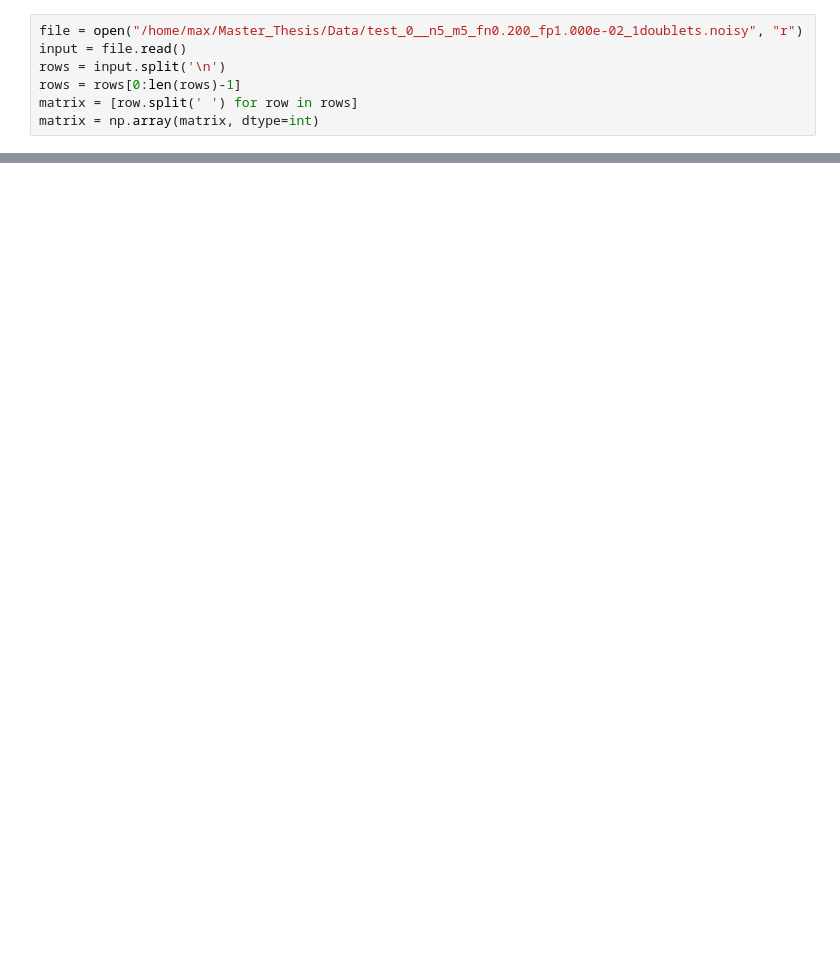
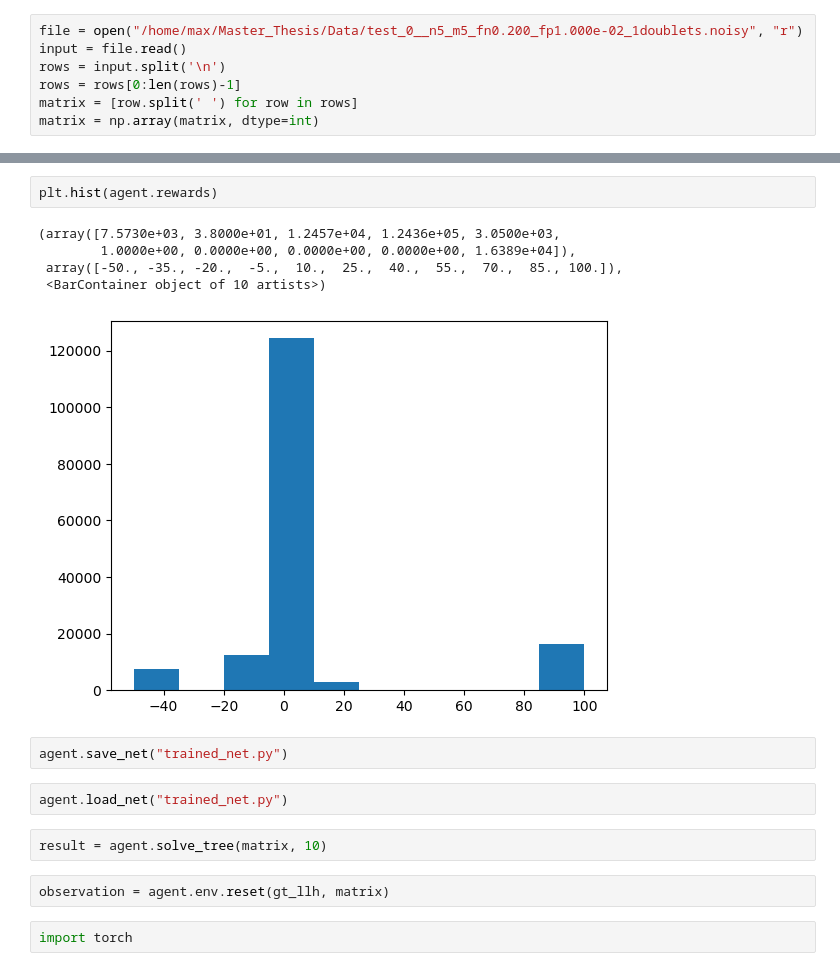
Before and after one commit to Maxalcer/Master_Thesis, a Jupyter notebook: playground.ipynb, the cells around one changed output, grey strips where cells are left out. Saved outputs shown, nothing was run; the diff lists cells and outputs as text; blank space fills up the shorter version.

```diff
--- a/playground.ipynb
+++ b/playground.ipynb
@@ -153,0 +62,18 @@ three.conditional_lh(matrix, 0.01, 0.2)
+# %%
+plt.hist(agent.rewards)
+# %% [output]
+(array([7.5730e+03, 3.8000e+01, 1.2457e+04, 1.2436e+05, 3.0500e+03,
+        1.0000e+00, 0.0000e+00, 0.0000e+00, 0.0000e+00, 1.6389e+04]),
+ array([-50., -35., -20.,  -5.,  10.,  25.,  40.,  55.,  70.,  85., 100.]),
+ <BarContainer object of 10 artists>)
+[figure, added]
+# %%
+agent.save_net("trained_net.py")
+# %%
+agent.load_net("trained_net.py")
+# %%
+result = agent.solve_tree(matrix, 10)
+# %%
+observation = agent.env.reset(gt_llh, matrix)
+# %%
+import torch
```
Also changed, not shown: parts of 29 cells of this notebook, 24 other files.
